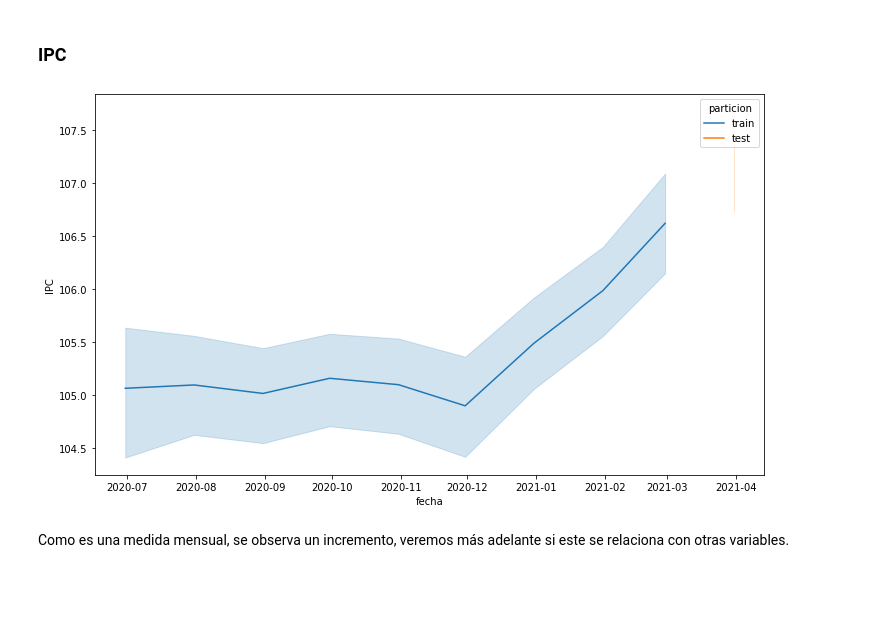
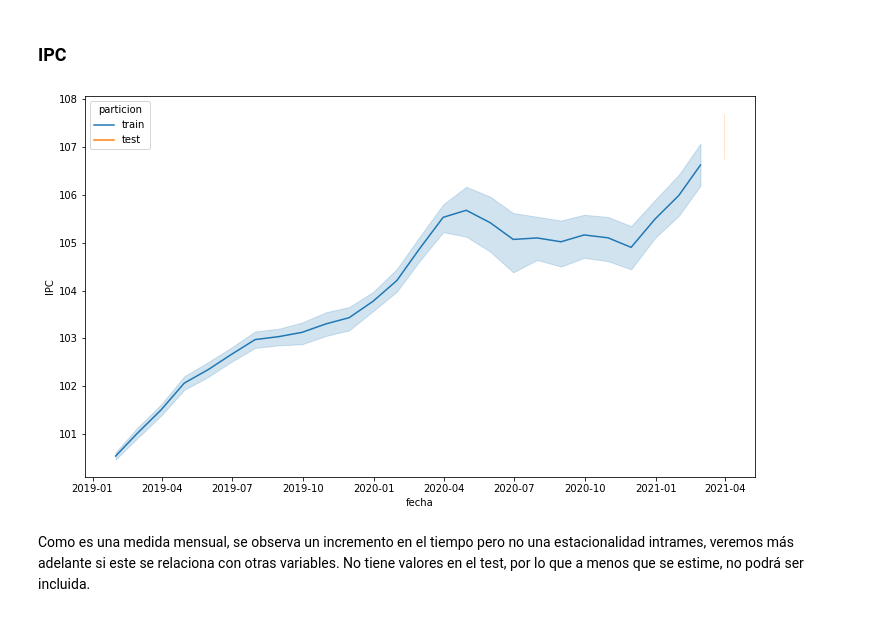
Before and after one commit to CCHidalgoG/Pactia, a Jupyter notebook: Notebook_report.ipynb, the cells around one changed output. Drawn from its saved outputs; the diff is of its cells as text; code cells hidden in the pictures; blank space fills up the shorter version.

```diff
--- a/Notebook_report.ipynb
+++ b/Notebook_report.ipynb
@@ -277,9 +288,9 @@ La ciudad no discrimina en este caso por ventas o espacio total ocupado, por lo
 ### IPC
 # %%
 plt.figure(figsize=(12,7))
-sns.lineplot(x='fecha',y='IPC', hue='particion', data=full_union_df[full_union_df.categoria=='OTROS'])
+sns.lineplot(x='fecha',y='IPC', hue='particion', data=full_union_df[full_union_df.categoria=='COMIDAS Y BARES'])
 plt.show()
 # %% [output]
-[figure, old version]
+[figure, new version]
 # %% [markdown]
-Como es una medida mensual, se observa un incremento, veremos más adelante si este se relaciona con otras variables.
+Como es una medida mensual, se observa un incremento en el tiempo pero no una estacionalidad intrames, veremos más adelante si este se relaciona con otras variables. No tiene valores en el test, por lo que a menos que se estime, no podrá ser incluida.
```
Also changed, not shown: parts of 58 cells of this notebook.
